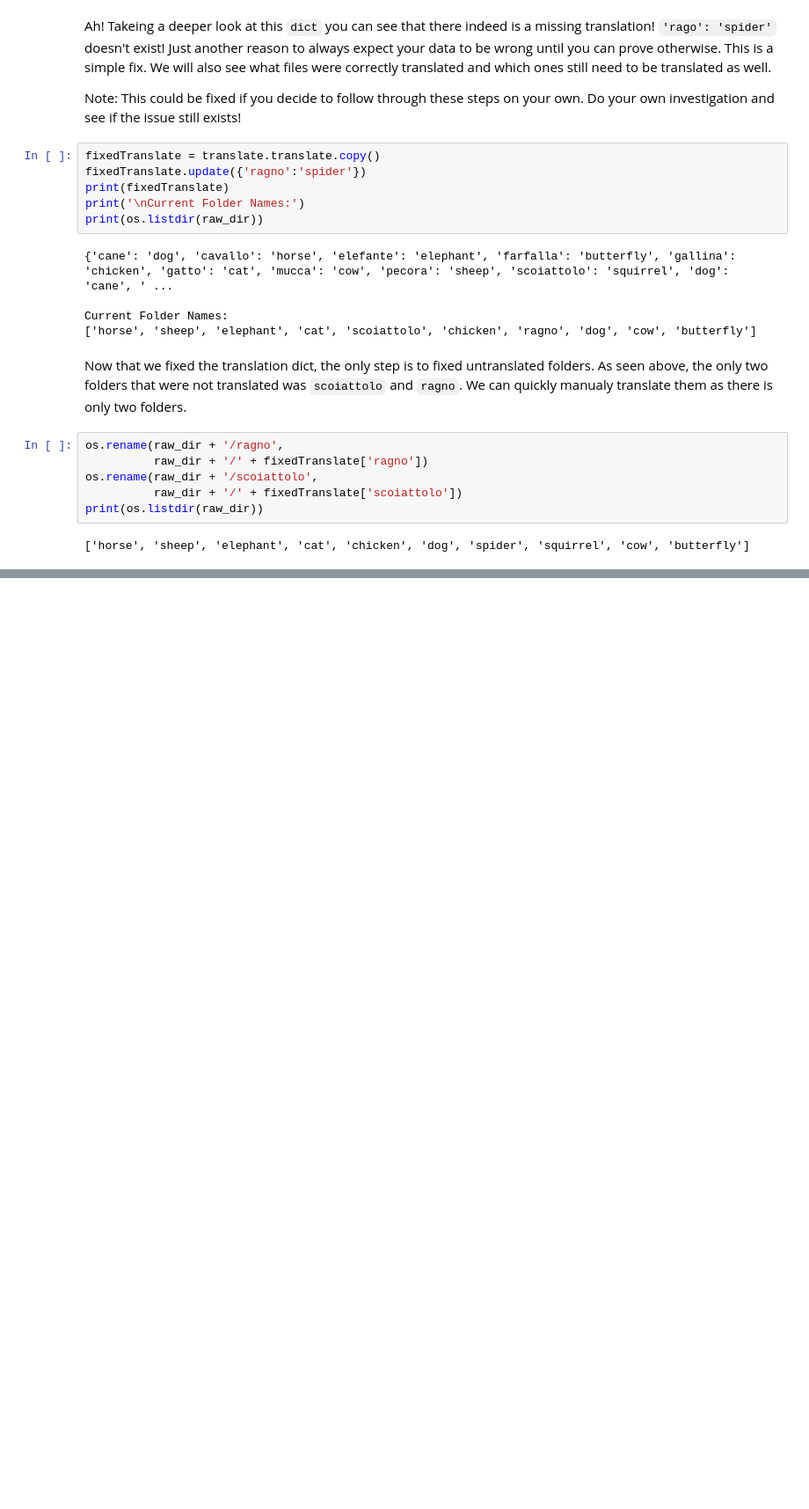
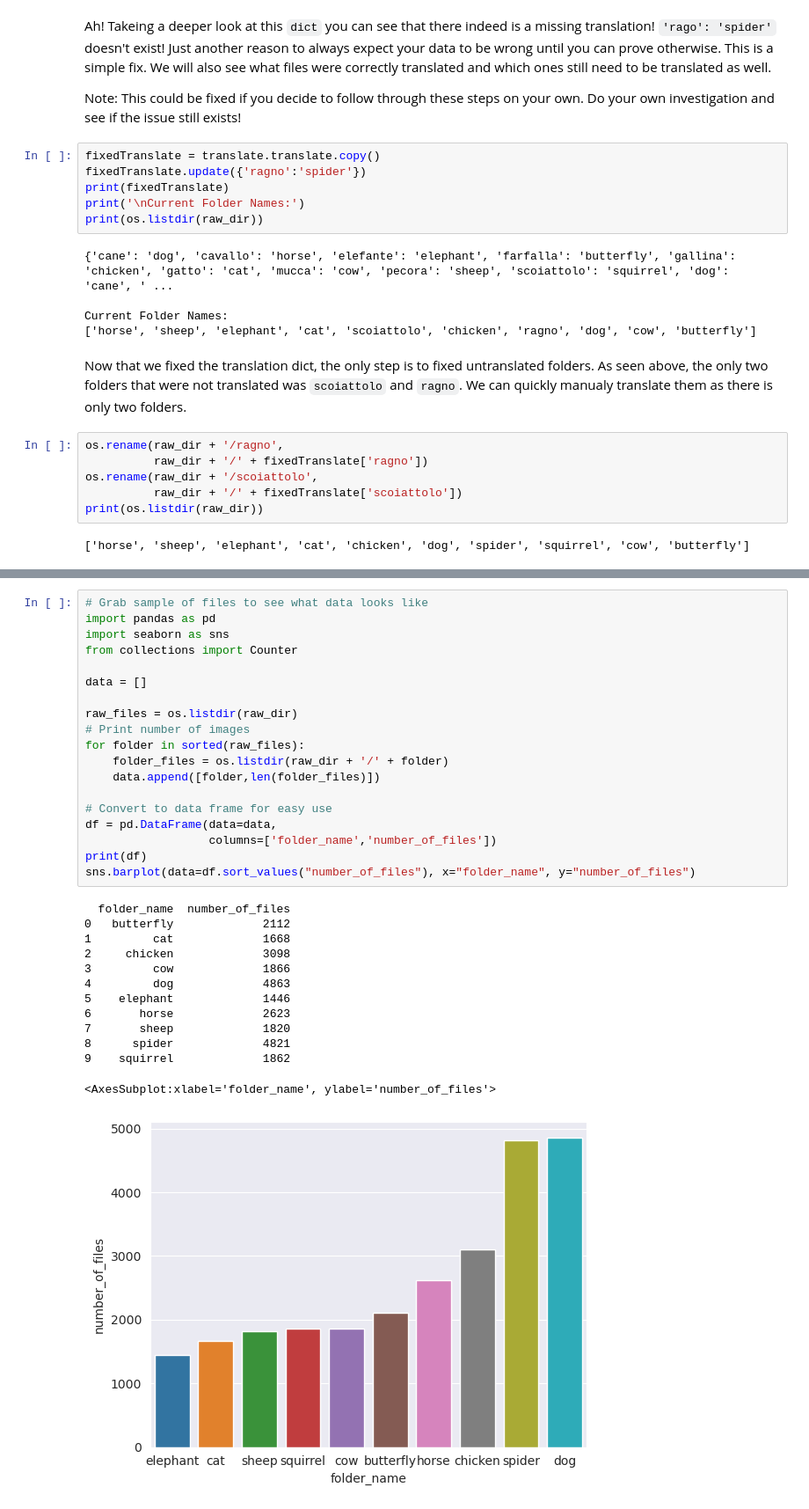
Before and after one commit to baxtrax/Animals-10-Data-Exploration, a Jupyter notebook: DataExploration.ipynb, the cells around one changed output, grey strips where cells are left out. Shown: that part at 88% size. Saved outputs shown, nothing was run; the diff lists cells and outputs as text; blank space fills up the shorter version.

```diff
--- a/DataExploration.ipynb
+++ b/DataExploration.ipynb
@@ -118,0 +100,33 @@ Sample of files from Cat folder:
+# %%
+# Grab sample of files to see what data looks like
+import pandas as pd
+import seaborn as sns
+from collections import Counter
+
+data = []
+
+raw_files = os.listdir(raw_dir)
+# Print number of images
+for folder in sorted(raw_files):
+    folder_files = os.listdir(raw_dir + '/' + folder)
+    data.append([folder,len(folder_files)])
+
+# Convert to data frame for easy use
+df = pd.DataFrame(data=data,
+                  columns=['folder_name','number_of_files'])
+print(df)
+sns.barplot(data=df.sort_values("number_of_files"), x="folder_name", y="number_of_files")
+# %% [output]
+  folder_name  number_of_files
+0   butterfly             2112
+1         cat             1668
+2     chicken             3098
+3         cow             1866
+4         dog             4863
+5    elephant             1446
+6       horse             2623
+7       sheep             1820
+8      spider             4821
+9    squirrel             1862
+<AxesSubplot:xlabel='folder_name', ylabel='number_of_files'>
+[figure, added]
```
Also changed, not shown: parts of 10 cells of this notebook.
